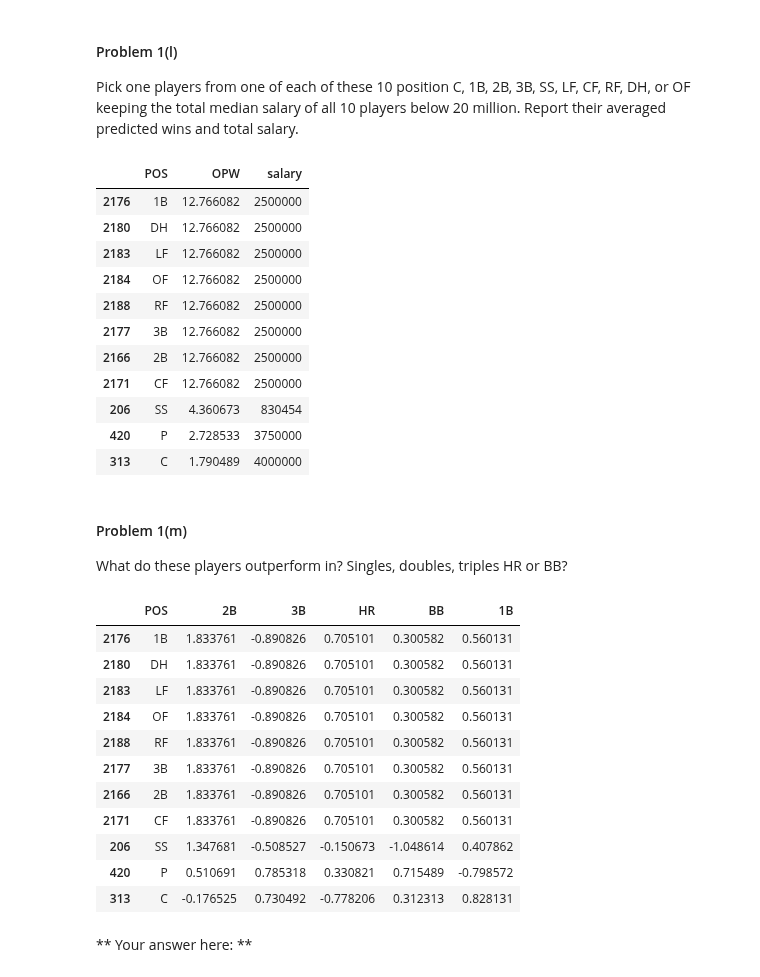
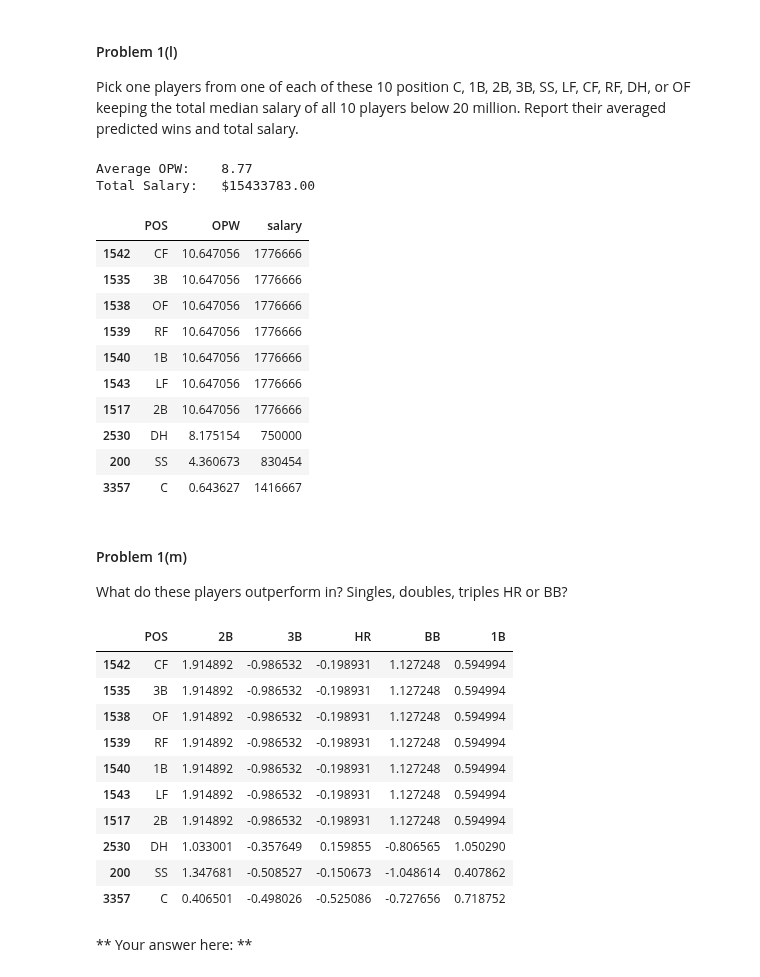
Before and after one commit to snazrul1/ssnazrul, a Jupyter notebook: DSE220/HW2/Assignment_2.ipynb, the cells around one changed output. Saved outputs shown, nothing was run; the diff lists cells and outputs as text; code cells hidden in the pictures.

```diff
--- a/DSE220/HW2/Assignment_2.ipynb
+++ b/DSE220/HW2/Assignment_2.ipynb
@@ -262,18 +262,19 @@ for index in range(5):
     sigma = np.std(train_label)
     rss = np.sum([(i-j)**2 for i,j in zip(predict,valid_label)])/len(predict)
 
-    #Update
-    if rss<rss0:
-        rss0 = rss
-        param0 = param
-        features0 = features
-
     #Get equation:
     eqn = ''
     for i,j in zip(param, features):
         eqn += '%.2f'%i+'*'+j+' + '
     eqn = eqn[0:-3]
 
+    #Update
+    if rss<rss0:
+        rss0 = rss
+        param0 = param
+        features0 = features
+        eqn0 = eqn
+
     print 'Model Features:\t',features
     print 'Eqn:\t', eqn
     print 'RSS:\t', rss
@@ -452,25 +455,35 @@ Pick one players from one of each of these 10 position C, 1B, 2B, 3B, SS, LF, CF
 # %%
 ### Your code here ###
 
-cond1 = playerLS['salary'] <= 20e6
-
-playerLS2 = playerLS[cond1]
+#$20e6 / 10 players to ensure total team salars is <$20e6
+cond1 = playerLS['salary'] <= 2e6
+cond2 = playerLS['POS'] != 'P'
+playerLS2 = playerLS[cond1&cond2]
 
 idx = playerLS2.groupby('POS')['OPW'].transform(max) == playerLS2['OPW']
-playerLS2[idx].sort_values(by='OPW', ascending=False)[['POS','OPW','salary']].drop_duplicates()
+playerLS3=playerLS2[idx].sort_values(by='OPW', ascending=False)[['POS','OPW','salary']].drop_duplicates()
+
+ave_OPW = playerLS3['OPW'].mean()
+tot_sal = playerLS3['salary'].sum()
+
+print 'Average OPW:\t', '%.2f'%ave_OPW
+print 'Total Salary:\t', '$%.2f'%tot_sal
+print '\n'
+playerLS3[['POS','OPW','salary']]
 # %% [output]
+Average OPW:    8.77
+Total Salary:   $15433783.00
 |  | POS | OPW | salary |
-| 2176 | 1B | 12.766082 | 2500000 |
-| 2180 | DH | 12.766082 | 2500000 |
-| 2183 | LF | 12.766082 | 2500000 |
-| 2184 | OF | 12.766082 | 2500000 |
-| 2188 | RF | 12.766082 | 2500000 |
-| 2177 | 3B | 12.766082 | 2500000 |
-| 2166 | 2B | 12.766082 | 2500000 |
-| 2171 | CF | 12.766082 | 2500000 |
-| 206 | SS | 4.360673 | 830454 |
-| 420 | P | 2.728533 | 3750000 |
-| 313 | C | 1.790489 | 4000000 |
+| 1542 | CF | 10.647056 | 1776666 |
+| 1535 | 3B | 10.647056 | 1776666 |
+| 1538 | OF | 10.647056 | 1776666 |
+| 1539 | RF | 10.647056 | 1776666 |
+| 1540 | 1B | 10.647056 | 1776666 |
+| 1543 | LF | 10.647056 | 1776666 |
+| 1517 | 2B | 10.647056 | 1776666 |
+| 2530 | DH | 8.175154 | 750000 |
+| 200 | SS | 4.360673 | 830454 |
+| 3357 | C | 0.643627 | 1416667 |
 # %% [markdown]
 #### Problem 1(m)
 What do these players outperform in? Singles, doubles, triples HR or BB?
@@ -481,17 +494,16 @@ attr = ['POS','2B', '3B', 'HR', 'BB', '1B']
 playerLS2[idx].sort_values(by='OPW', ascending=False)[attr].drop_duplicates()
 # %% [output]
 |  | POS | 2B | 3B | HR | BB | 1B |
-| 2176 | 1B | 1.833761 | -0.890826 | 0.705101 | 0.300582 | 0.560131 |
-| 2180 | DH | 1.833761 | -0.890826 | 0.705101 | 0.300582 | 0.560131 |
-| 2183 | LF | 1.833761 | -0.890826 | 0.705101 | 0.300582 | 0.560131 |
-| 2184 | OF | 1.833761 | -0.890826 | 0.705101 | 0.300582 | 0.560131 |
-| 2188 | RF | 1.833761 | -0.890826 | 0.705101 | 0.300582 | 0.560131 |
-| 2177 | 3B | 1.833761 | -0.890826 | 0.705101 | 0.300582 | 0.560131 |
-| 2166 | 2B | 1.833761 | -0.890826 | 0.705101 | 0.300582 | 0.560131 |
-| 2171 | CF | 1.833761 | -0.890826 | 0.705101 | 0.300582 | 0.560131 |
-| 206 | SS | 1.347681 | -0.508527 | -0.150673 | -1.048614 | 0.407862 |
-| 420 | P | 0.510691 | 0.785318 | 0.330821 | 0.715489 | -0.798572 |
-| 313 | C | -0.176525 | 0.730492 | -0.778206 | 0.312313 | 0.828131 |
+| 1542 | CF | 1.914892 | -0.986532 | -0.198931 | 1.127248 | 0.594994 |
+| 1535 | 3B | 1.914892 | -0.986532 | -0.198931 | 1.127248 | 0.594994 |
+| 1538 | OF | 1.914892 | -0.986532 | -0.198931 | 1.127248 | 0.594994 |
+| 1539 | RF | 1.914892 | -0.986532 | -0.198931 | 1.127248 | 0.594994 |
+| 1540 | 1B | 1.914892 | -0.986532 | -0.198931 | 1.127248 | 0.594994 |
+| 1543 | LF | 1.914892 | -0.986532 | -0.198931 | 1.127248 | 0.594994 |
+| 1517 | 2B | 1.914892 | -0.986532 | -0.198931 | 1.127248 | 0.594994 |
+| 2530 | DH | 1.033001 | -0.357649 | 0.159855 | -0.806565 | 1.050290 |
+| 200 | SS | 1.347681 | -0.508527 | -0.150673 | -1.048614 | 0.407862 |
+| 3357 | C | 0.406501 | -0.498026 | -0.525086 | -0.727656 | 0.718752 |
 # %% [markdown]
 ** Your answer here: **
 # %% [markdown]
```
Also changed, not shown: parts of 7 cells of this notebook, 2 other files.
